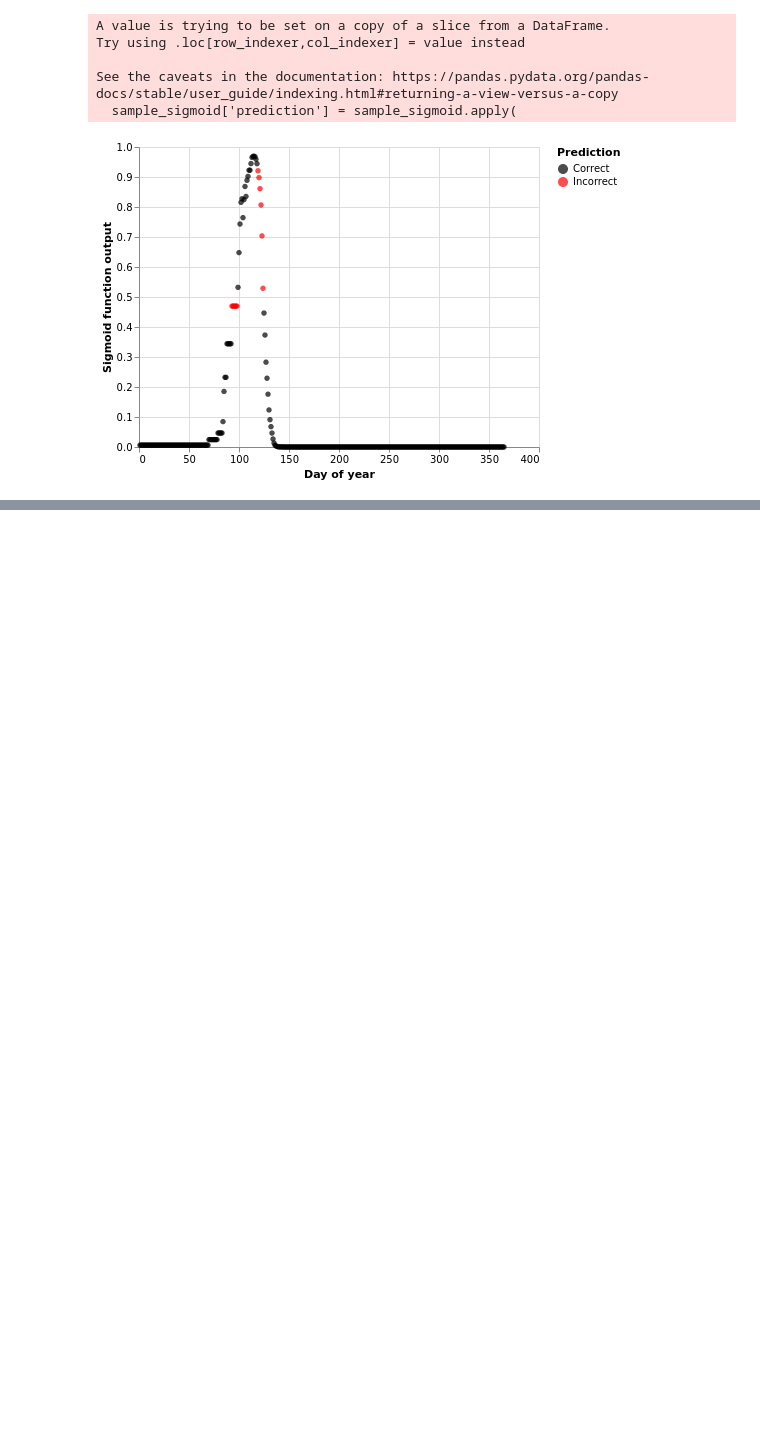
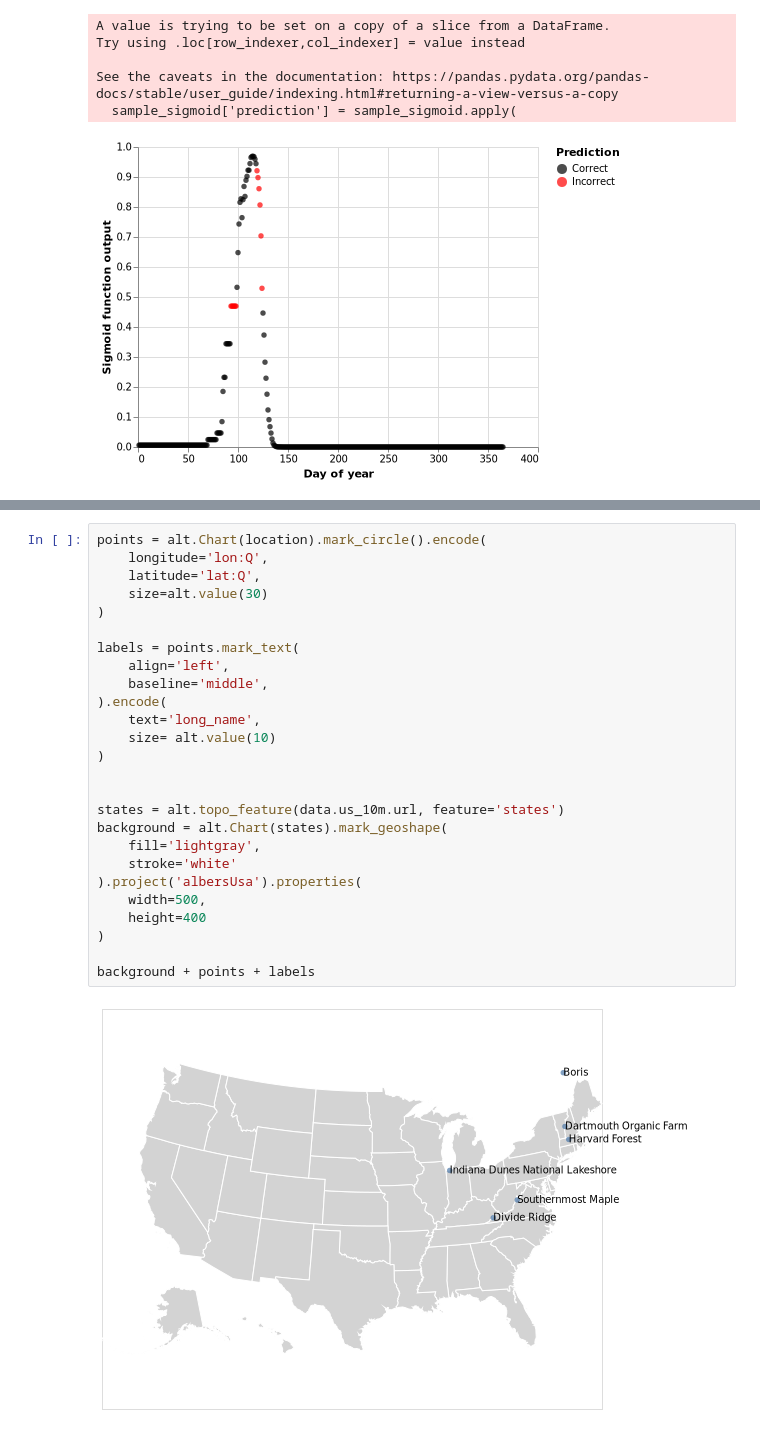
Before and after one commit to spentelow/sapflow, a Jupyter notebook: houle_analysis_summary.ipynb, the cells around one changed output, grey strips where cells are left out. Cells and saved outputs as stored; diff of their text form; blank space fills up the shorter version.

```diff
--- a/houle_analysis_summary.ipynb
+++ b/houle_analysis_summary.ipynb
@@ -254,0 +388,28 @@ See the caveats in the documentation: https://pandas.pydata.org/pandas-docs/stab
+# %%
+points = alt.Chart(location).mark_circle().encode(
+    longitude='lon:Q',
+    latitude='lat:Q',
+    size=alt.value(30)
+)
+
+labels = points.mark_text(
+    align='left',
+    baseline='middle',
+).encode(
+    text='long_name',
+    size= alt.value(10)
+)
+
+
+states = alt.topo_feature(data.us_10m.url, feature='states')
+background = alt.Chart(states).mark_geoshape(
+    fill='lightgray',
+    stroke='white'
+).project('albersUsa').properties(
+    width=500,
+    height=400
+)
+
+background + points + labels
+# %% [output]
+[figure, added]
```
Also changed, not shown: parts of 10 cells of this notebook.
